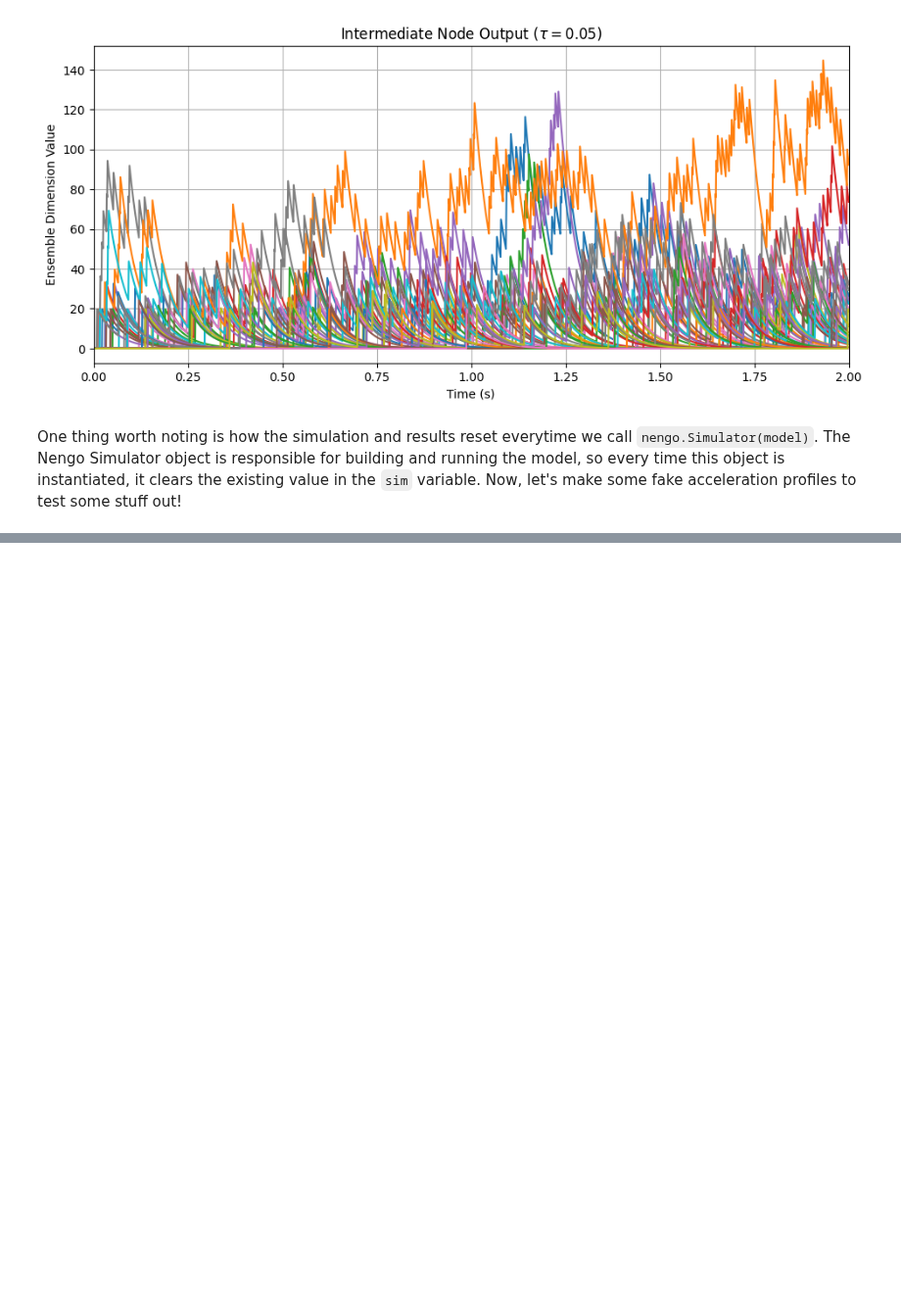
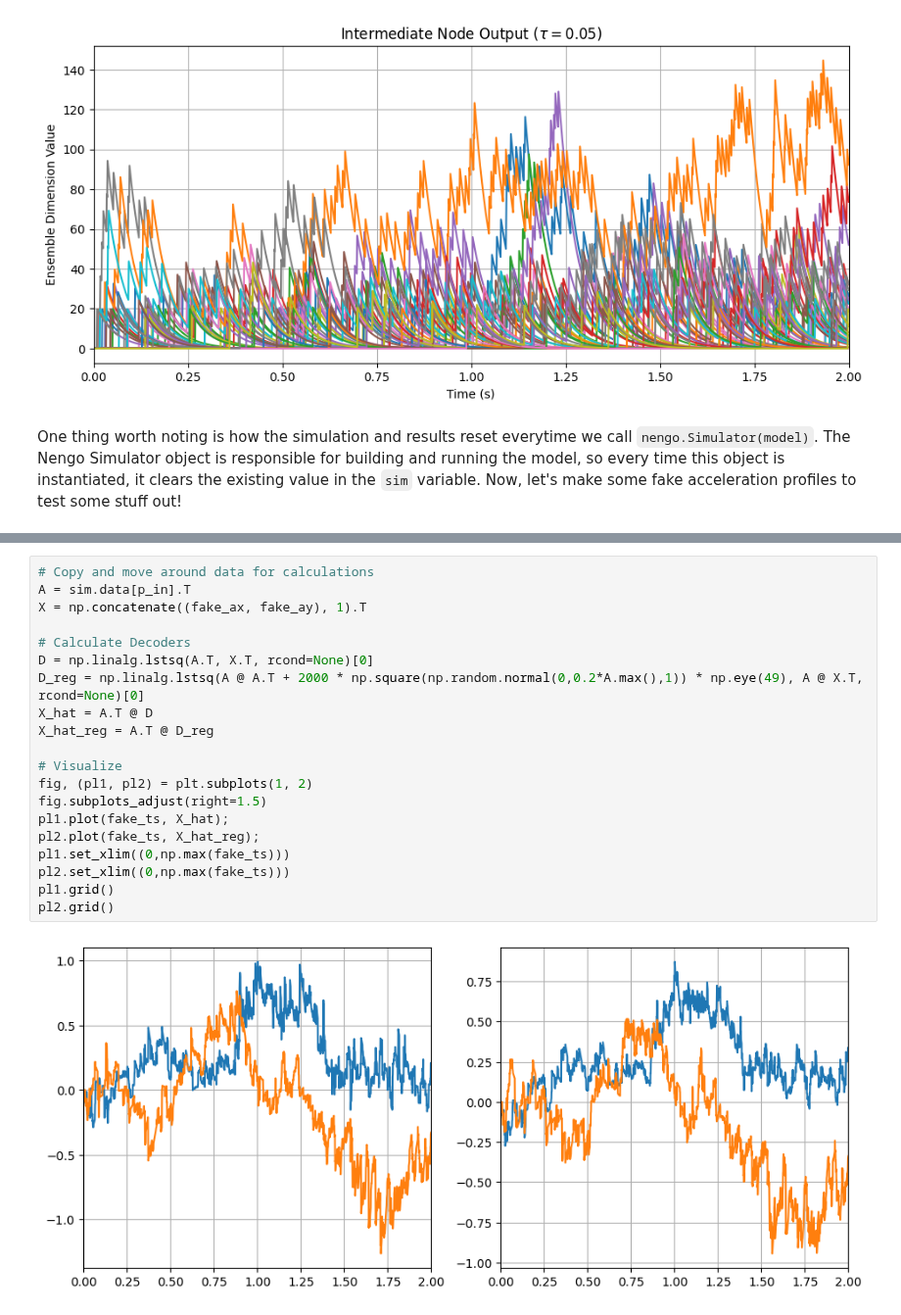
Before and after one commit to WAT-ai/BCI-Signal-Decoding, a Jupyter notebook: Reference Documents/Nengo_Tutorial.ipynb, the cells around one changed output, grey strips where cells are left out. Shown at 98% size. Saved outputs shown, nothing was run; the diff lists cells and outputs as text; blank space fills up the shorter version.

```diff
--- a/Reference Documents/Nengo_Tutorial.ipynb
+++ b/Reference Documents/Nengo_Tutorial.ipynb
@@ -155,0 +159,22 @@ pl.grid()
+# %%
+# Copy and move around data for calculations
+A = sim.data[p_in].T
+X = np.concatenate((fake_ax, fake_ay), 1).T
+
+# Calculate Decoders
+D = np.linalg.lstsq(A.T, X.T, rcond=None)[0]
+D_reg = np.linalg.lstsq(A @ A.T + 2000 * np.square(np.random.normal(0,0.2*A.max(),1)) * np.eye(49), A @ X.T, rcond=None)[0]
+X_hat = A.T @ D
+X_hat_reg = A.T @ D_reg
+
+# Visualize
+fig, (pl1, pl2) = plt.subplots(1, 2)
+fig.subplots_adjust(right=1.5)
+pl1.plot(fake_ts, X_hat);
+pl2.plot(fake_ts, X_hat_reg);
+pl1.set_xlim((0,np.max(fake_ts)))
+pl2.set_xlim((0,np.max(fake_ts)))
+pl1.grid()
+pl2.grid()
+# %% [output]
+[figure, added]
```
Also changed, not shown: parts of 2 cells of this notebook.
